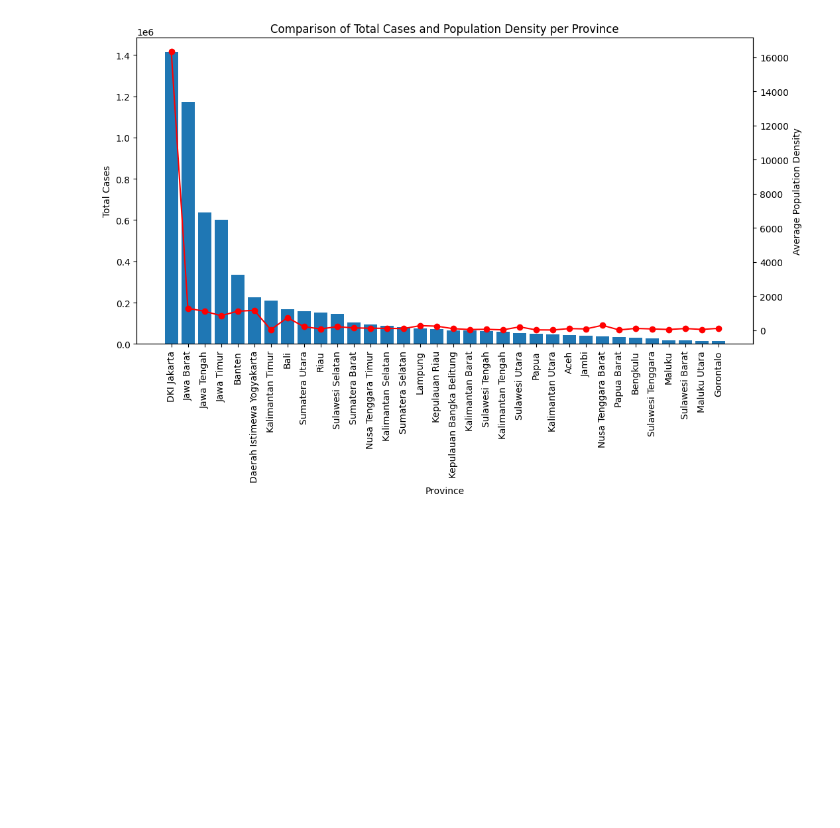
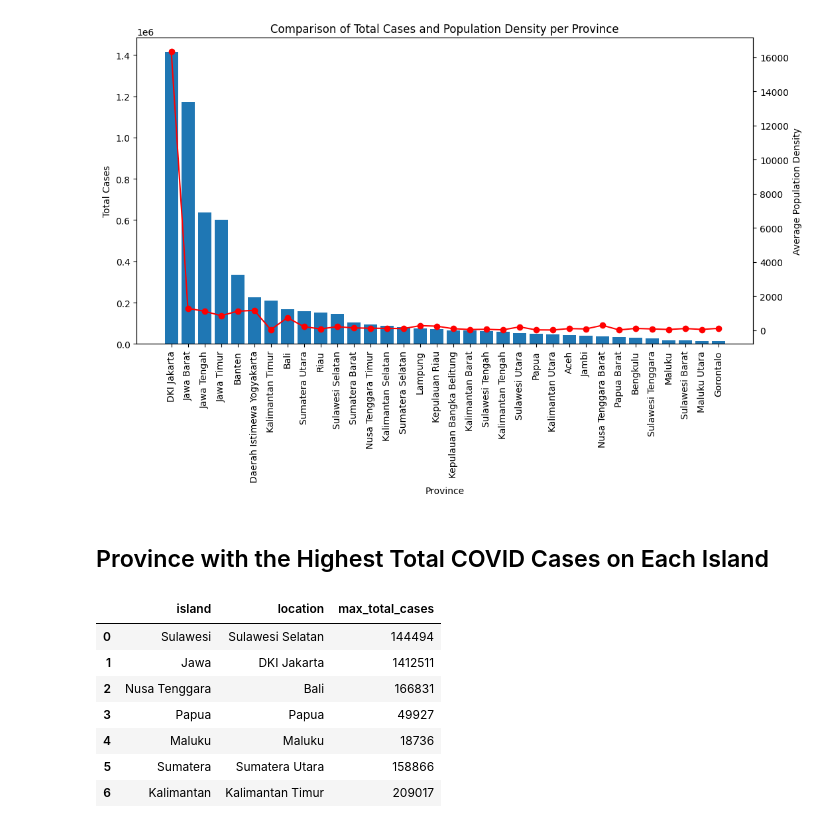
Before and after one commit to afrisiringo/Covid19Indonesia-EDAwithPython, a Jupyter notebook: Covid19 Indonesia - EDA.ipynb, the cells around one changed output. Cells and saved outputs as stored; diff of their text form; code cells hidden in the pictures; blank space fills up the shorter version.

```diff
--- a/Covid19 Indonesia - EDA.ipynb
+++ b/Covid19 Indonesia - EDA.ipynb
@@ -339,3 +341,43 @@ plt.title('Comparison of Total Cases and Population Density per Province')
 plt.show()
 # %% [output]
 [figure]
+# %% [markdown]
+Province with the Highest Total COVID Cases on Each Island
+---
+# %%
+highest_total_cases = sql(
+    """
+    WITH TotalCases AS (
+        SELECT
+            island,
+            location,
+            MAX(total_cases) AS max_total_cases
+        FROM covid_data
+        GROUP BY island, location
+    ),
+    RankedCases AS (
+        SELECT
+            island,
+            location,
+            max_total_cases,
+            ROW_NUMBER() OVER (PARTITION BY island ORDER BY max_total_cases DESC) AS rn
+        FROM TotalCases
+    )
+    SELECT
+        island,
+        location,
+        max_total_cases
+    FROM RankedCases
+    WHERE rn = 1
+    """
+)
+highest_total_cases
+# %% [output]
+|  | island | location | max_total_cases |
+| 0 | Sulawesi | Sulawesi Selatan | 144494 |
+| 1 | Jawa | DKI Jakarta | 1412511 |
+| 2 | Nusa Tenggara | Bali | 166831 |
+| 3 | Papua | Papua | 49927 |
+| 4 | Maluku | Maluku | 18736 |
+| 5 | Sumatera | Sumatera Utara | 158866 |
+| 6 | Kalimantan | Kalimantan Timur | 209017 |
```
Also changed, not shown: parts of 4 cells of this notebook.
